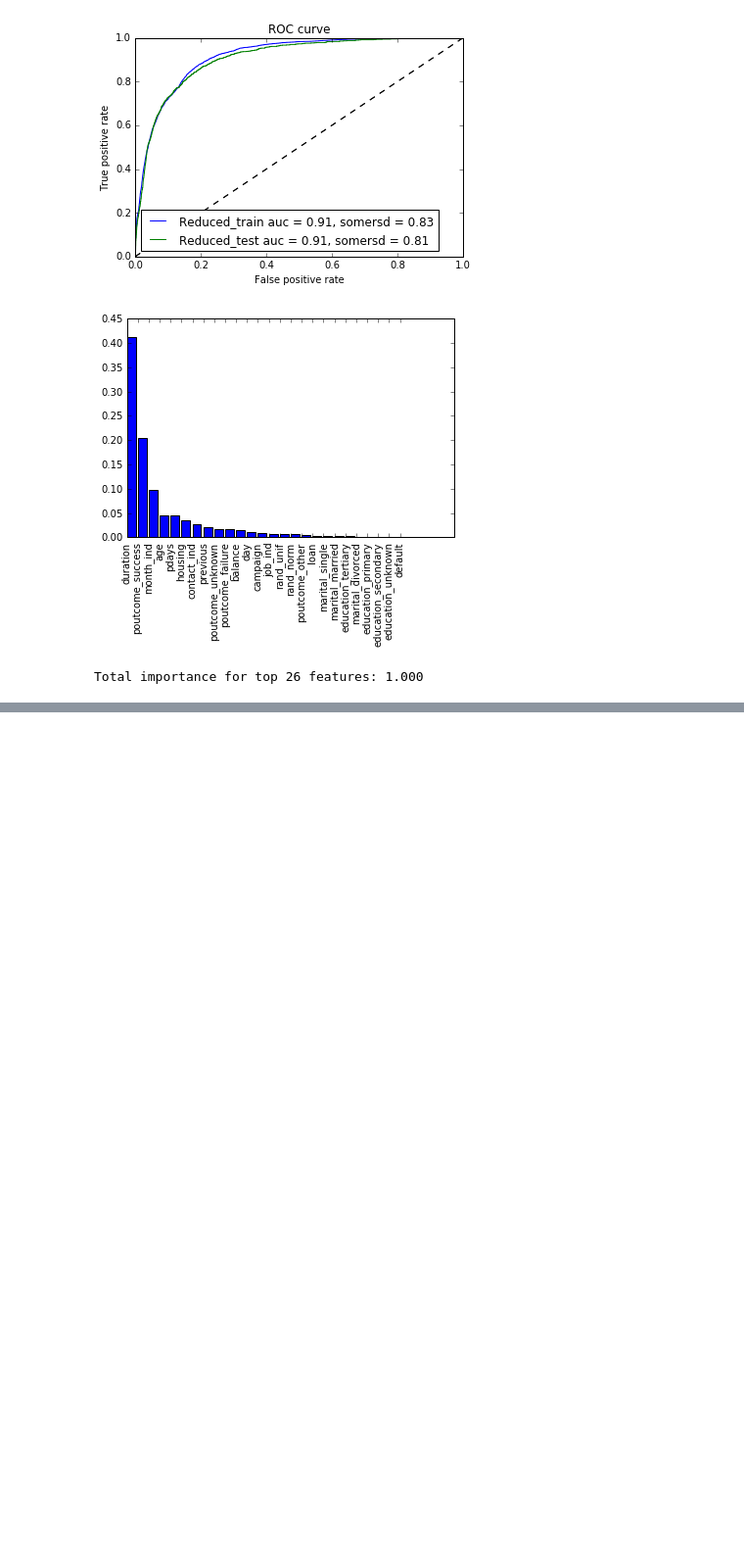
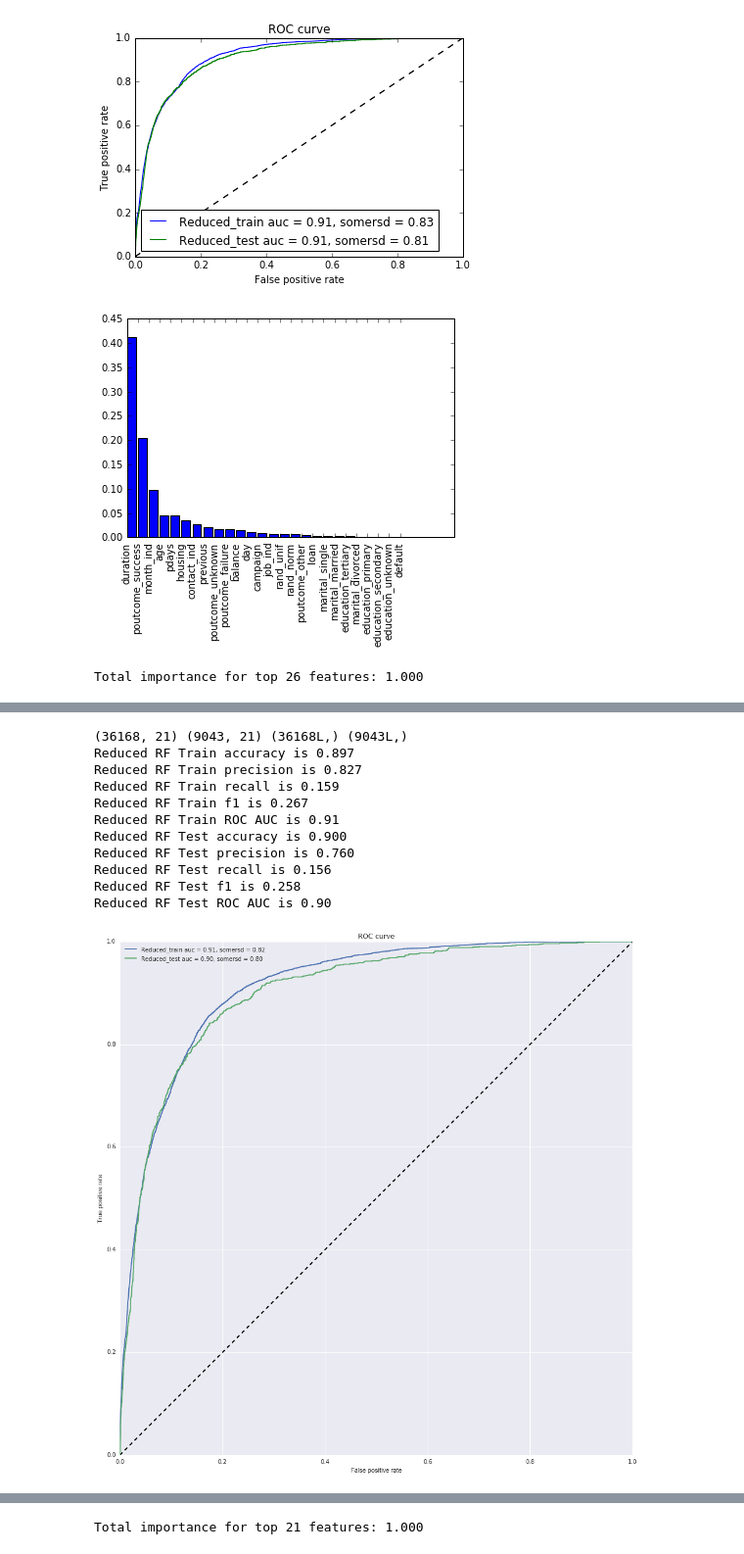
Before and after one commit to TejjeT/DataScienceProject2, a Jupyter notebook: bank_marketing .ipynb, the cells around one changed output, grey strips where cells are left out. Shown at 98% size. Cells and saved outputs as stored; diff of their text form; code cells hidden in the pictures; blank space fills up the shorter version.

```diff
--- a/bank_marketing .ipynb
+++ b/bank_marketing .ipynb
@@ -646,0 +649,9 @@ Total importance for top 26 features: 1.000
+# %%
+campaign_pd_rd = pd.read_csv('campaign_pd_cleaned.csv')
+campaign_pd_rd = campaign_pd_rd.loc[:, sel_fet + ['y']]
+# %%
+print campaign_pd[col_cam_num].describe()
+print campaign_pd[col_cam_num].quantile(q=0.99, axis=0)
+list_to_cap = [ 'balance', 'duration', 'campaign'] # 'previous',
+list_to_exclude = ['age', 'previous']#, 'pdays']
+campaign_pd_rd.drop(list_to_exclude, axis=1, inplace=True)
@@ -646,0 +676,6 @@ Total importance for top 26 features: 1.000
+# %%
+for col in campaign_pd_rd[list_to_cap].columns:
+    campaign_pd_rd[col+'q99'] = campaign_pd[col].quantile(q=0.99)
+    campaign_pd_rd[col] = campaign_pd_rd[[col] + [col+'q99']].min(axis=1)
+    campaign_pd_rd.drop([col+'q99'], axis=1, inplace=True)
+campaign_pd_rd[list_to_cap].describe()
@@ -646,0 +692,31 @@ Total importance for top 26 features: 1.000
+# %%
+campaign_pd_rd.drop(['poutcome_other', 'poutcome_unknown', 'poutcome_failure'], inplace=True, axis=1)
+# %%
+np.random.seed(7)
+campaign_pd_rd['rand_norm'] = np.random.randn(campaign_pd_rd.shape[0])
+campaign_pd_rd['rand_unif'] = np.random.uniform(0, 1, campaign_pd_rd.shape[0])
+X_Train, X_Test, y_Train, y_Test = train_test_split(campaign_pd_rd.drop(['y'], axis =1),
+                                                    campaign_pd_rd['y'], test_size=0.20, random_state=7)
+print X_Train.shape, X_Test.shape, y_Train.shape, y_Test.shape
+rf_rd = RandomForestClassifier(max_depth=6, n_estimators = 200, n_jobs=-1)
+rf_rd.fit(X_Train, y_Train)
+y_pred_rd_Train_p, y_pred_rd_Test_p, y_pred_rd_Train, y_pred_rd_Test = calc_pred_predp(X_Train, X_Test, rf_rd)
+get_scores(y_Train, y_pred_rd_Train, y_pred_rd_Train_p, 'Reduced RF Train')
+get_scores(y_Test, y_pred_rd_Test, y_pred_rd_Test_p, 'Reduced RF Test')
+print_roc(y_Train, y_pred_rd_Train, y_pred_rd_Train_p, 'Reduced_train')
+print_roc(y_Test, y_pred_rd_Test, y_pred_rd_Test_p, 'Reduced_test')
+plt.show()
+plot_fet_imp(X_Train, rf_rd, X_Train.shape[1])
+# %% [output]
+(36168, 21) (9043, 21) (36168L,) (9043L,)
+Reduced RF Train accuracy is 0.897
+Reduced RF Train precision is 0.827
+Reduced RF Train recall is 0.159
+Reduced RF Train f1 is 0.267
+Reduced RF Train ROC AUC is 0.91
+Reduced RF Test accuracy is 0.900
+Reduced RF Test precision is 0.760
+Reduced RF Test recall is 0.156
+Reduced RF Test f1 is 0.258
+Reduced RF Test ROC AUC is 0.90
+[figure, added]
@@ -646,0 +724 @@ Total importance for top 26 features: 1.000
+Total importance for top 21 features: 1.000
```
Also changed, not shown: parts of 6 cells of this notebook.
